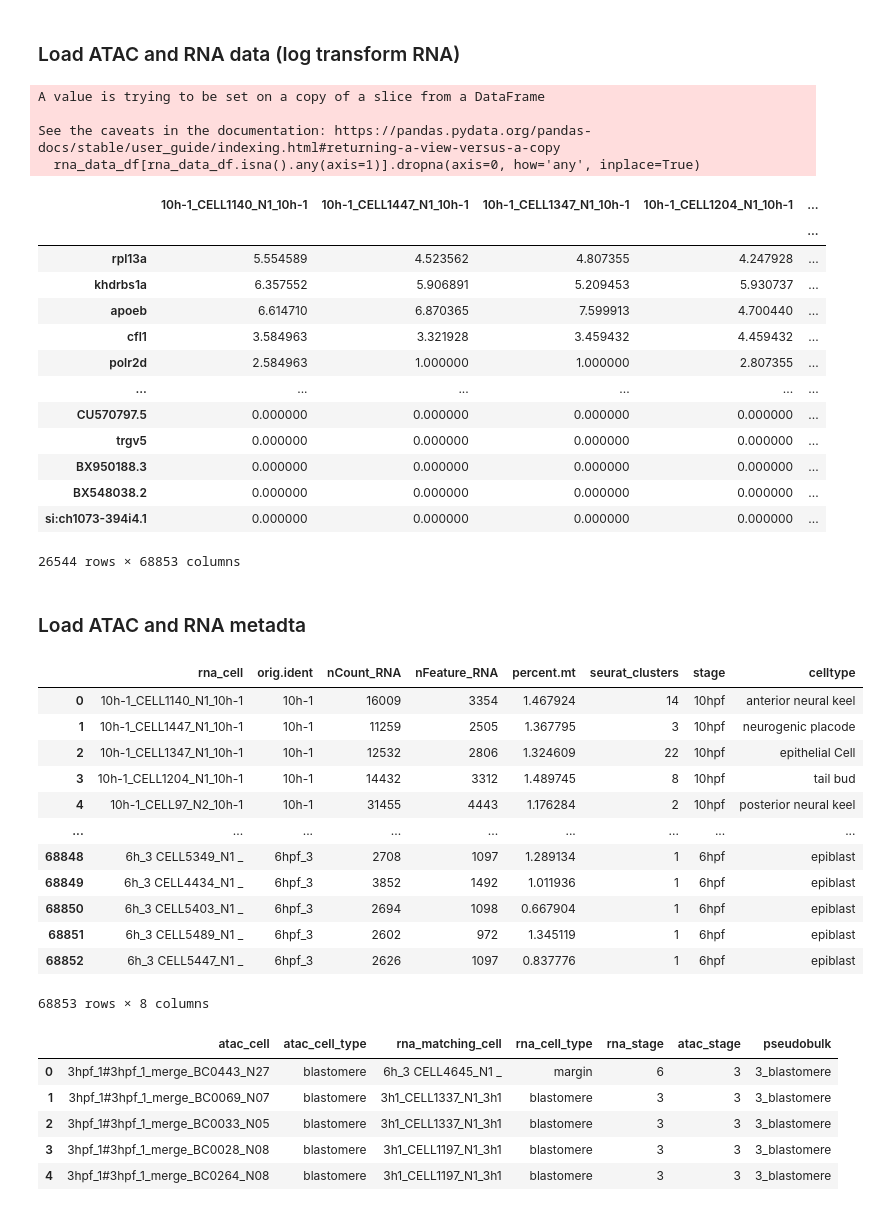
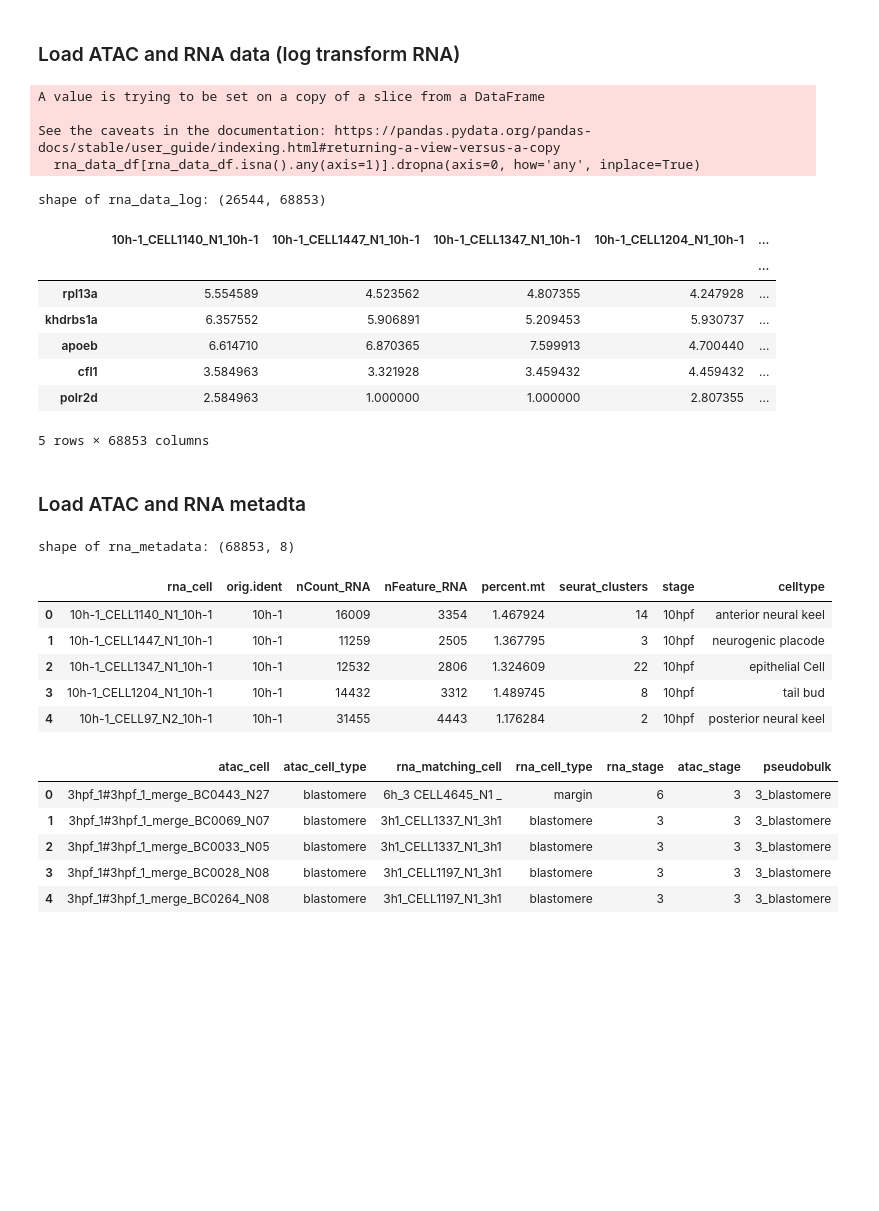
Before and after one commit to mourouzidou/zebrafish_development, a Jupyter notebook: notebooks/embryo/prepare_RNA_data.ipynb, the cells around one changed output. Saved outputs shown, nothing was run; the diff lists cells and outputs as text; code cells hidden in the pictures; blank space fills up the shorter version.

```diff
--- a/notebooks/embryo/prepare_RNA_data.ipynb
+++ b/notebooks/embryo/prepare_RNA_data.ipynb
@@ -34,12 +34,14 @@ rna_data_df.set_index(rna_data_df.columns[0], inplace=True)
 rna_data_df[rna_data_df.isna().any(axis=1)].dropna(axis=0, how='any', inplace=True)
 rna_data_log = rna_data_df.copy()
 rna_data_log.iloc[:, 0:] = np.log2(rna_data_log.iloc[:, 0:].astype(float) + 1)
-rna_data_log
+print(f"shape of rna_data_log: {rna_data_log.shape}")
+rna_data_log.head()
 # %% [output]
 A value is trying to be set on a copy of a slice from a DataFrame
 
 See the caveats in the documentation: https://pandas.pydata.org/pandas-docs/stable/user_guide/indexing.html#returning-a-view-versus-a-copy
   rna_data_df[rna_data_df.isna().any(axis=1)].dropna(axis=0, how='any', inplace=True)
+shape of rna_data_log: (26544, 68853)
 |  | 10h-1_CELL1140_N1_10h-1 | 10h-1_CELL1447_N1_10h-1 | 10h-1_CELL1347_N1_10h-1 | 10h-1_CELL1204_N1_10h-1 | ... |
 |  |  |  |  |  | ... |
 | rpl13a | 5.554589 | 4.523562 | 4.807355 | 4.247928 | ... |
@@ -47,33 +49,22 @@ See the caveats in the documentation: https://pandas.pydata.org/pandas-docs/stab
 | apoeb | 6.614710 | 6.870365 | 7.599913 | 4.700440 | ... |
 | cfl1 | 3.584963 | 3.321928 | 3.459432 | 4.459432 | ... |
 | polr2d | 2.584963 | 1.000000 | 1.000000 | 2.807355 | ... |
-| ... | ... | ... | ... | ... | ... |
-| CU570797.5 | 0.000000 | 0.000000 | 0.000000 | 0.000000 | ... |
-| trgv5 | 0.000000 | 0.000000 | 0.000000 | 0.000000 | ... |
-| BX950188.3 | 0.000000 | 0.000000 | 0.000000 | 0.000000 | ... |
-| BX548038.2 | 0.000000 | 0.000000 | 0.000000 | 0.000000 | ... |
-| si:ch1073-394i4.1 | 0.000000 | 0.000000 | 0.000000 | 0.000000 | ... |
-26544 rows × 68853 columns
+5 rows × 68853 columns
 # %% [markdown]
 ### Load ATAC and RNA metadta
 # %%
 rna_metadata_df = pd.read_csv('../../data/embryo/raw/rna_all.metaData.txt')
 rna_metadata_df.rename(columns = {'Unnamed: 0': 'rna_cell'}, inplace=True)
-rna_metadata_df
+print(f"shape of rna_metadata: {rna_metadata_df.shape}")
+rna_metadata_df.head()
 # %% [output]
+shape of rna_metadata: (68853, 8)
 |  | rna_cell | orig.ident | nCount_RNA | nFeature_RNA | percent.mt | seurat_clusters | stage | celltype |
 | 0 | 10h-1_CELL1140_N1_10h-1 | 10h-1 | 16009 | 3354 | 1.467924 | 14 | 10hpf | anterior neural keel |
 | 1 | 10h-1_CELL1447_N1_10h-1 | 10h-1 | 11259 | 2505 | 1.367795 | 3 | 10hpf | neurogenic placode |
 | 2 | 10h-1_CELL1347_N1_10h-1 | 10h-1 | 12532 | 2806 | 1.324609 | 22 | 10hpf | epithelial Cell |
 | 3 | 10h-1_CELL1204_N1_10h-1 | 10h-1 | 14432 | 3312 | 1.489745 | 8 | 10hpf | tail bud |
 | 4 | 10h-1_CELL97_N2_10h-1 | 10h-1 | 31455 | 4443 | 1.176284 | 2 | 10hpf | posterior neural keel |
-| ... | ... | ... | ... | ... | ... | ... | ... | ... |
-| 68848 | 6h_3 CELL5349_N1 _ | 6hpf_3 | 2708 | 1097 | 1.289134 | 1 | 6hpf | epiblast |
-| 68849 | 6h_3 CELL4434_N1 _ | 6hpf_3 | 3852 | 1492 | 1.011936 | 1 | 6hpf | epiblast |
-| 68850 | 6h_3 CELL5403_N1 _ | 6hpf_3 | 2694 | 1098 | 0.667904 | 1 | 6hpf | epiblast |
-| 68851 | 6h_3 CELL5489_N1 _ | 6hpf_3 | 2602 | 972 | 1.345119 | 1 | 6hpf | epiblast |
-| 68852 | 6h_3 CELL5447_N1 _ | 6hpf_3 | 2626 | 1097 | 0.837776 | 1 | 6hpf | epiblast |
-68853 rows × 8 columns
 # %%
 atac_metadata_df = (
     pd.read_csv('../../data/embryo/raw/atac_all.metaData.txt', index_col=0)[['celltype', 'predictedCell', 'predictedGroup']]
```
Also changed, not shown: parts of 21 cells of this notebook, 3 other files.
